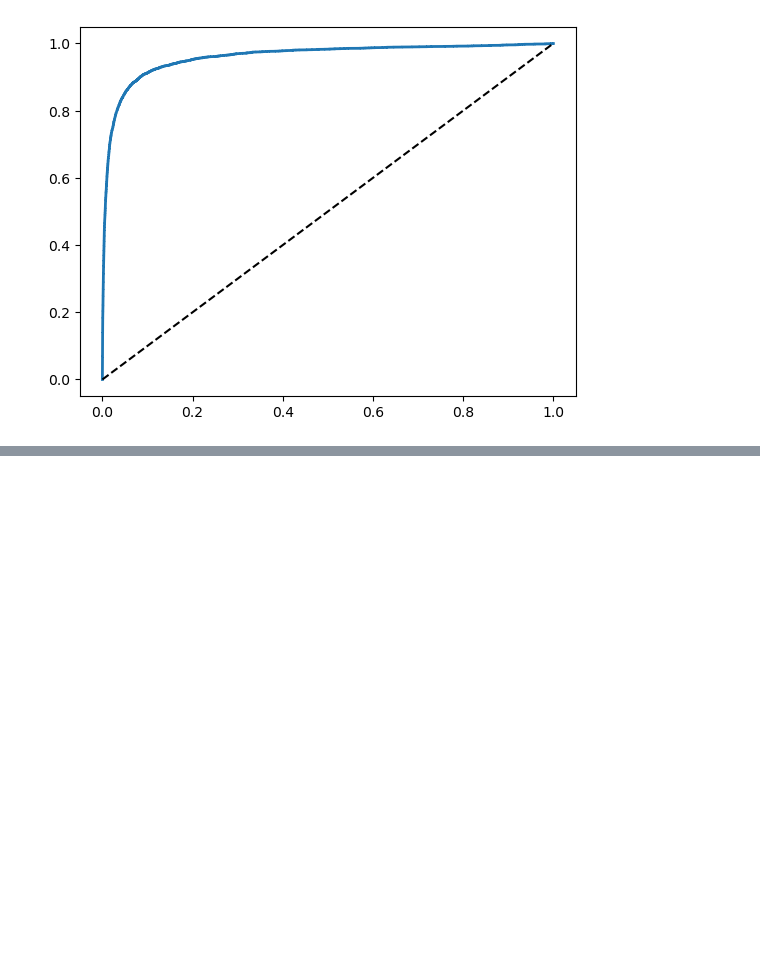
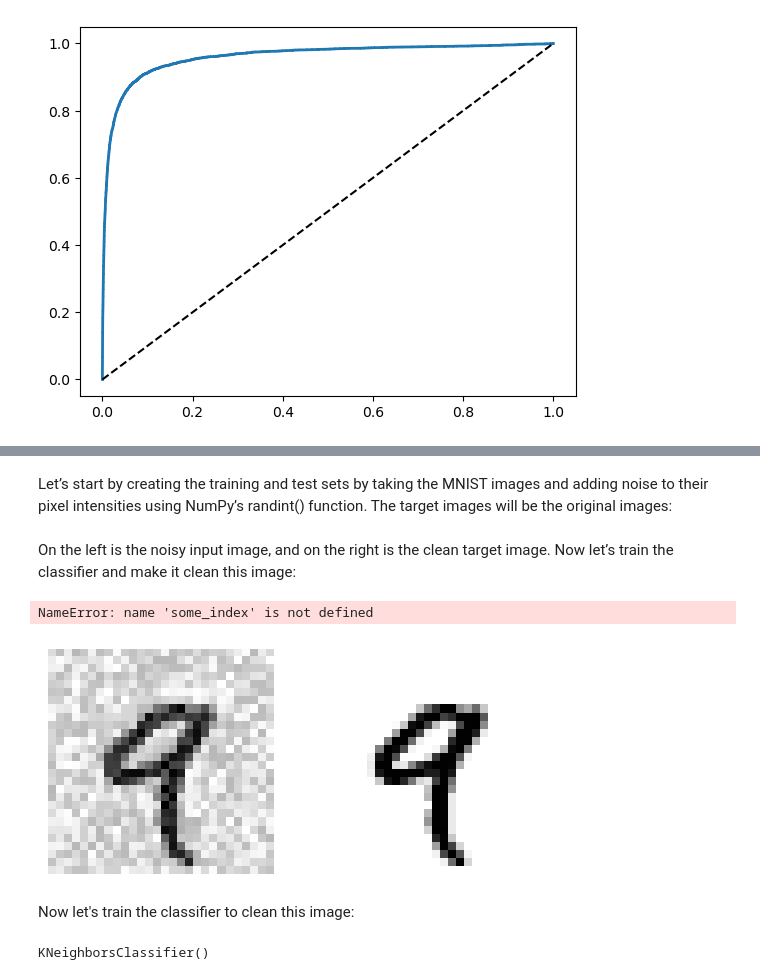
Before and after one commit to saurabh915/Machine-Learning, a Jupyter notebook: classification/Untitled.ipynb, the cells around one changed output, grey strips where cells are left out. Cells and saved outputs as stored; diff of their text form; code cells hidden in the pictures; blank space fills up the shorter version.

```diff
--- a/classification/Untitled.ipynb
+++ b/classification/Untitled.ipynb
@@ -314,0 +708,7 @@ plt.show()
+# %%
+from sklearn.neighbors import KNeighborsClassifier
+y_train_large = (y_train >= 7)
+y_train_odd = (y_train % 2 == 1)
+y_multilabel = np.c_[y_train_large, y_train_odd]
+knn_clf = KNeighborsClassifier()
+knn_clf.fit(X_train, y_multilabel)
@@ -314,0 +750,33 @@ plt.show()
+# %% [markdown]
+Let’s start by creating the training and test sets by taking the MNIST images and
+adding noise to their pixel intensities using NumPy’s randint() function. The target
+images will be the original images:
+# %%
+noise = np.random.randint(0, 100, (len(X_train), 784))
+X_train_mod = X_train + noise
+noise = np.random.randint(0, 100, (len(X_test), 784))
+X_test_mod = X_test + noise
+y_train_mod = X_train
+y_test_mod = X_test
+# %% [markdown]
+On the left is the noisy input image, and on the right is the clean target image. Now
+let’s train the classifier and make it clean this image:
+# %%
+knn_clf.fit(X_train_mod, y_train_mod)
+clean_digit = knn_clf.predict([X_test_mod[some_index]])
+plot_digit(clean_digit)
+# %% [output]
+NameError: name 'some_index' is not defined
+# %%
+fig, ax = plt.subplots(nrows=1, ncols=2)
+ax[0].imshow(X_train_mod[4:5].reshape(28, 28), cmap='binary'); ax[0].axis('off')
+ax[1].imshow(y_train_mod[4:5].reshape(28, 28), cmap='binary'); ax[1].axis('off')
+plt.show()
+# %% [output]
+[figure, added]
+# %% [markdown]
+Now let's train the classifier to clean this image:
+# %%
+knn_clf.fit(X=X_train_mod, y=y_train_mod)
+# %% [output]
+KNeighborsClassifier()
```
Also changed, not shown: parts of 80 cells of this notebook, 7 other files.
